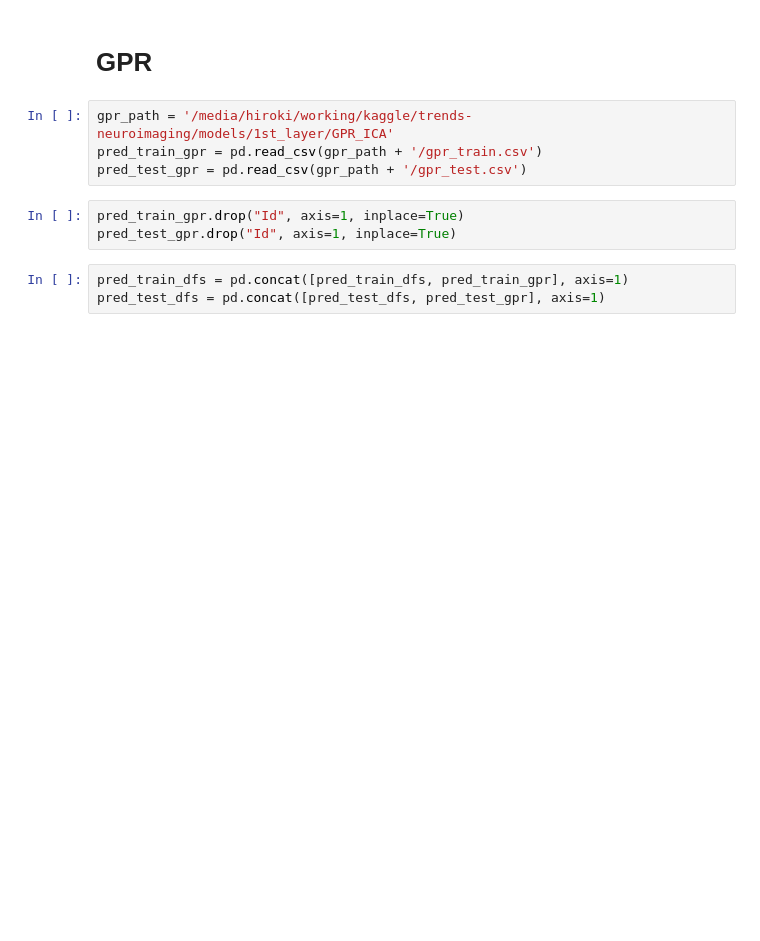
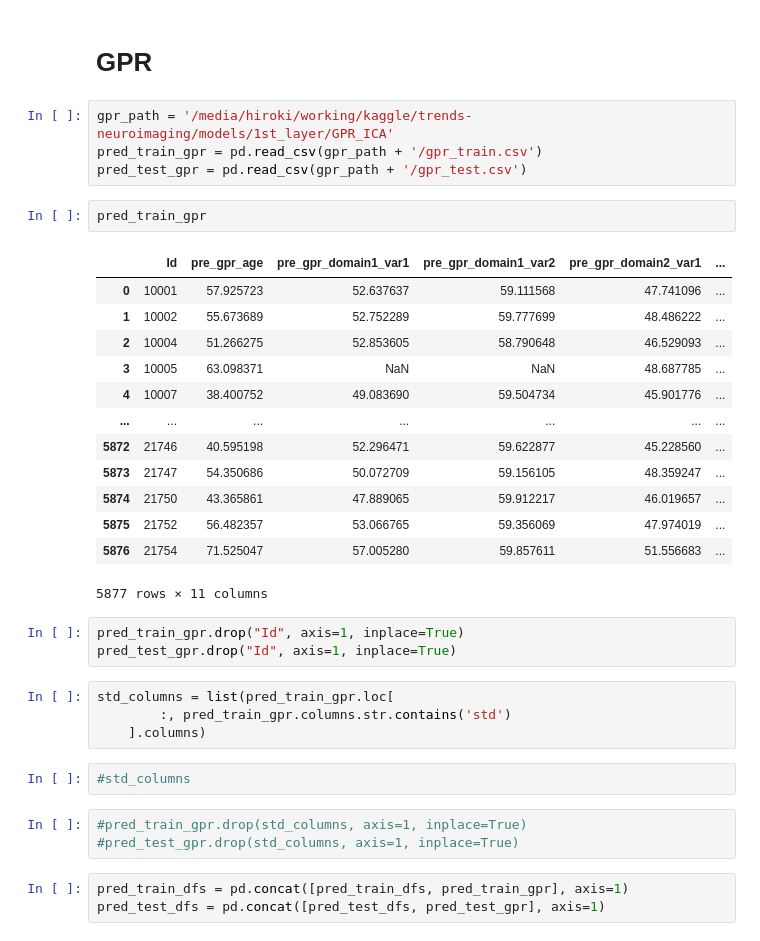
Before and after one commit to HirokiNarita/trends-neuroimaging, a Jupyter notebook: stacking/5-fold_stacking.ipynb, the cells around one changed output. Cells and saved outputs as stored; diff of their text form; blank space fills up the shorter version.

```diff
--- a/stacking/5-fold_stacking.ipynb
+++ b/stacking/5-fold_stacking.ipynb
@@ -291,9 +291,34 @@ Index(['Id', 'pre_svr_age', 'pre_svr_domain1_var1', 'pre_svr_domain1_var2',
 gpr_path = '/media/hiroki/working/kaggle/trends-neuroimaging/models/1st_layer/GPR_ICA'
 pred_train_gpr = pd.read_csv(gpr_path + '/gpr_train.csv')
 pred_test_gpr = pd.read_csv(gpr_path + '/gpr_test.csv')
+# %%
+pred_train_gpr
+# %% [output]
+|  | Id | pre_gpr_age | pre_gpr_domain1_var1 | pre_gpr_domain1_var2 | pre_gpr_domain2_var1 | ... |
+| 0 | 10001 | 57.925723 | 52.637637 | 59.111568 | 47.741096 | ... |
+| 1 | 10002 | 55.673689 | 52.752289 | 59.777699 | 48.486222 | ... |
+| 2 | 10004 | 51.266275 | 52.853605 | 58.790648 | 46.529093 | ... |
+| 3 | 10005 | 63.098371 | NaN | NaN | 48.687785 | ... |
+| 4 | 10007 | 38.400752 | 49.083690 | 59.504734 | 45.901776 | ... |
+| ... | ... | ... | ... | ... | ... | ... |
+| 5872 | 21746 | 40.595198 | 52.296471 | 59.622877 | 45.228560 | ... |
+| 5873 | 21747 | 54.350686 | 50.072709 | 59.156105 | 48.359247 | ... |
+| 5874 | 21750 | 43.365861 | 47.889065 | 59.912217 | 46.019657 | ... |
+| 5875 | 21752 | 56.482357 | 53.066765 | 59.356069 | 47.974019 | ... |
+| 5876 | 21754 | 71.525047 | 57.005280 | 59.857611 | 51.556683 | ... |
+5877 rows × 11 columns
 # %%
 pred_train_gpr.drop("Id", axis=1, inplace=True)
 pred_test_gpr.drop("Id", axis=1, inplace=True)
+# %%
+std_columns = list(pred_train_gpr.loc[
+        :, pred_train_gpr.columns.str.contains('std')
+    ].columns)
+# %%
+#std_columns
+# %%
+#pred_train_gpr.drop(std_columns, axis=1, inplace=True)
+#pred_test_gpr.drop(std_columns, axis=1, inplace=True)
 # %%
 pred_train_dfs = pd.concat([pred_train_dfs, pred_train_gpr], axis=1)
 pred_test_dfs = pd.concat([pred_test_dfs, pred_test_gpr], axis=1)
```
Also changed, not shown: parts of 23 cells of this notebook, 15 other files.
